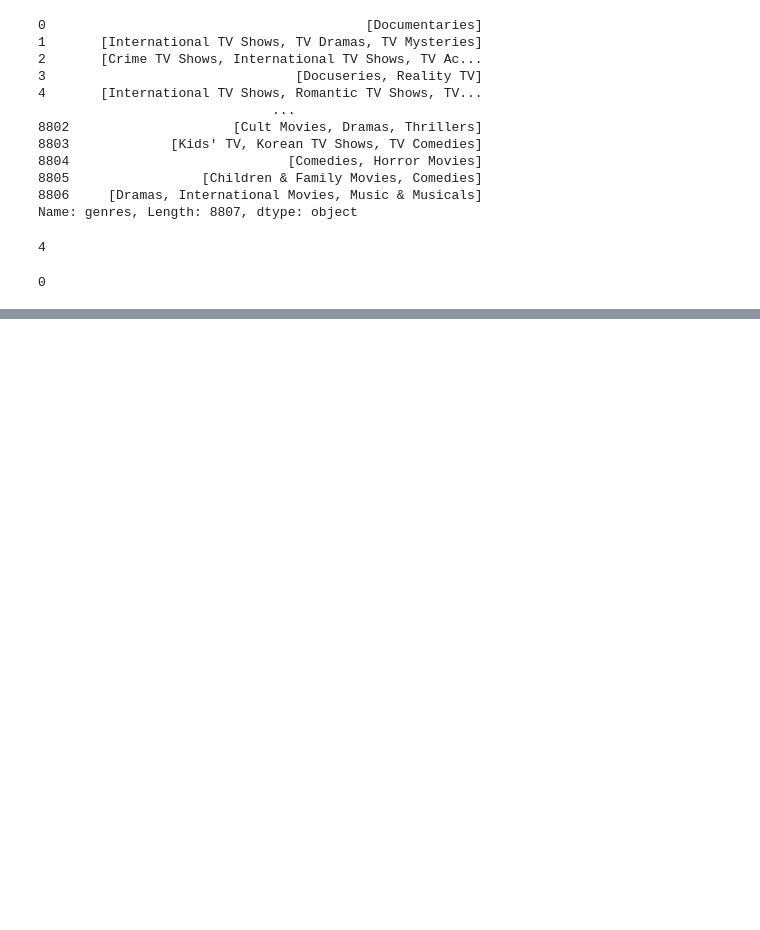
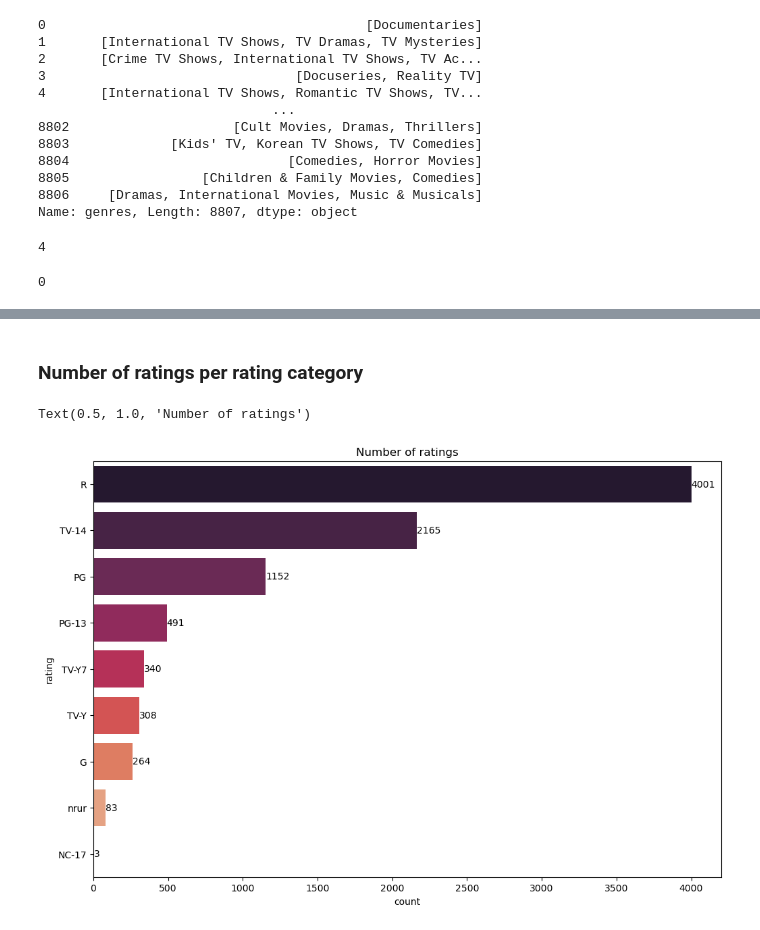
Before and after one commit to PratikHotchandani22/Personalized-Content-Recommendation-System-for-Digital-Streaming-Platforms, a Jupyter notebook: usml_final_project_v1.ipynb, the cells around one changed output, grey strips where cells are left out. Drawn from its saved outputs; the diff is of its cells as text; code cells hidden in the pictures; blank space fills up the shorter version.

Commit message:
visualisations

```diff
--- a/usml_final_project_v1.ipynb
+++ b/usml_final_project_v1.ipynb
@@ -231,0 +248,10 @@ df.loc[df.rating.isin(['NR', 'UR']), ['rating']] = 'nrur'
+# %% [markdown]
+### Number of ratings per rating category
+# %%
+fig, ax = plt.subplots(figsize =(12,8))
+ax = sns.countplot(y=df.rating,order = df.rating.value_counts().index,palette='rocket')
+ax.bar_label(ax.containers[0])
+ax.set_title('Number of ratings')
+# %% [output]
+Text(0.5, 1.0, 'Number of ratings')
+[figure, added]
```
Also changed, not shown: parts of 17 cells of this notebook, 2 other files.
